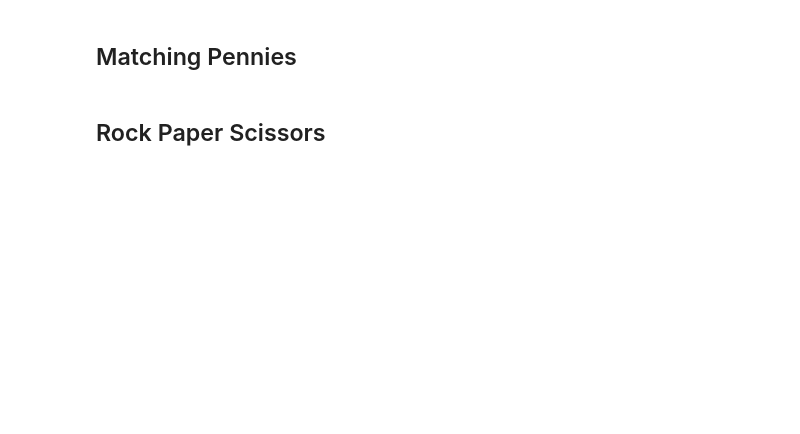
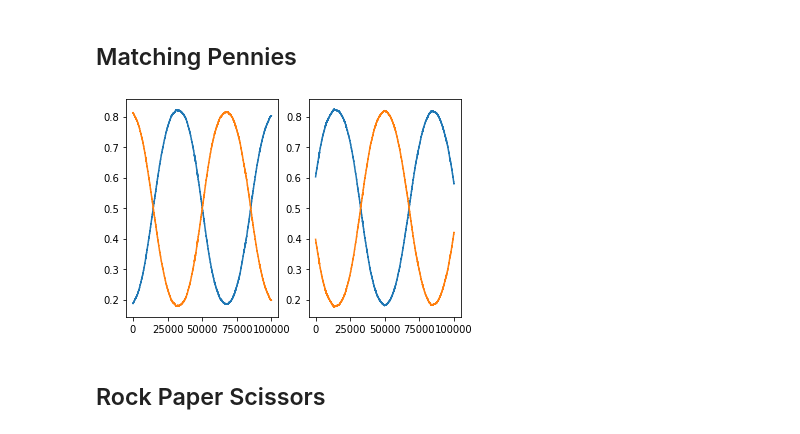
Before and after one commit to hughmor/rl-matrix-games, a Jupyter notebook: report.ipynb, the cells around one changed output. Saved outputs shown, nothing was run; the diff lists cells and outputs as text; code cells hidden in the pictures; blank space fills up the shorter version.

```diff
--- a/report.ipynb
+++ b/report.ipynb
@@ -11,3 +6,25 @@ import numpy as np
+# %%
+from policy_iteration import p1_rewards,p2_rewards,normalize,play_game,update_policy,iterate
+import matplotlib.pyplot as plt
+import numpy as np
+%matplotlib inline
+N = 100000
+
+def make_plots(player1, player2):
+    # Plots of convergance
+    fig1 = plt.figure()
+    t = list(range(N))
+    ax1 = fig1.add_subplot(121)
+    for choice in player1:
+        ax1.plot(t, choice)
+    ax2 = fig1.add_subplot(122, sharey=ax1)
+    for choice in player2:
+        ax2.plot(t, choice)
+
+    # Plots of policy trajectories in action space
+    # fig2 = plt.figure()
+
+    plt.show()
 # %% [markdown]
 ## Prisoner's Dilemma
 # %%
@@ -33,12 +62,19 @@ plt.show()
 # %%
 rewards_1 = p1_rewards[1]
 rewards_2 = p2_rewards[1]
 
 # random policies
 policy_1 = normalize(np.random.random(2))
 policy_2 = normalize(np.random.random(2))
 
-p1_history, p2_history = iterate(policy_1, rewards_1, policy_2, rewards_2)
+p1_history, p2_history = iterate(policy_1, rewards_1, policy_2, rewards_2, alpha=0.0001, max_iterations=N)
+
+p_heads1, p_tails1 = zip(*p1_history)
+p_heads2, p_tails2 = zip(*p2_history)
+
+make_plots(zip(*p1_history), zip(*p2_history))
+# %% [output]
+[figure, added]
 # %% [markdown]
 ## Rock Paper Scissors
 # %%
```
Also changed, not shown: parts of 3 cells of this notebook.
